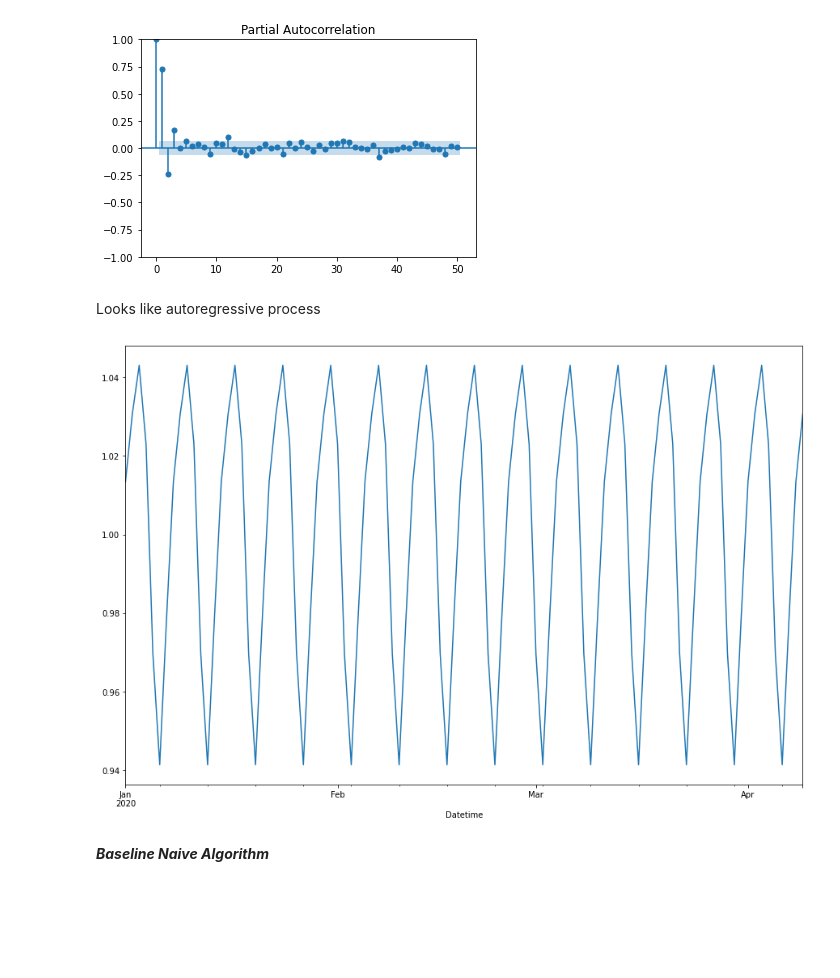
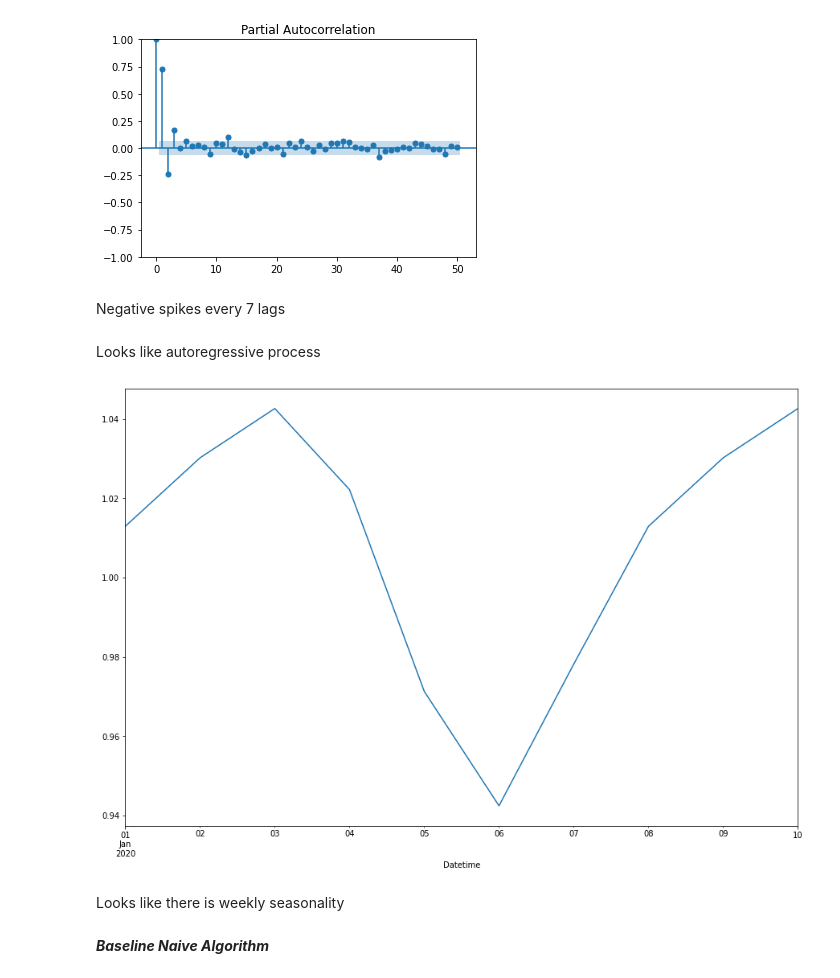
Before and after one commit to XenaN/mlops_project, a Jupyter notebook: notebooks/AQI.ipynb, the cells around one changed output. Drawn from its saved outputs; the diff is of its cells as text; code cells hidden in the pictures; blank space fills up the shorter version.

```diff
--- a/notebooks/AQI.ipynb
+++ b/notebooks/AQI.ipynb
@@ -121,24 +121,28 @@ plot_pacf(df_aqi_daily["AQI"], lags=50)
 plt.show()
 # %% [output]
 [figure]
+# %% [markdown]
+Negative spikes every 7 lags
 # %% [markdown]
 Looks like autoregressive process
 # %%
 from statsmodels.tsa.seasonal import seasonal_decompose
 
 analysis = df_aqi_daily["AQI"].copy()
 
 
 decompose_result_mult = seasonal_decompose(analysis, model="multiplicative")
 
 trend = decompose_result_mult.trend
 seasonal = decompose_result_mult.seasonal
 residual = decompose_result_mult.resid
 
 fig = plt.figure(figsize=(15, 10))
-seasonal[:100].plot();
+seasonal[:10].plot();
 # %% [output]
-[figure, old version]
+[figure, new version]
+# %% [markdown]
+Looks like there is weekly seasonality
 # %% [markdown]
 ***Baseline Naive Algorithm***
 # %%
```
Also changed, not shown: parts of 40 cells of this notebook, 2 other files.
